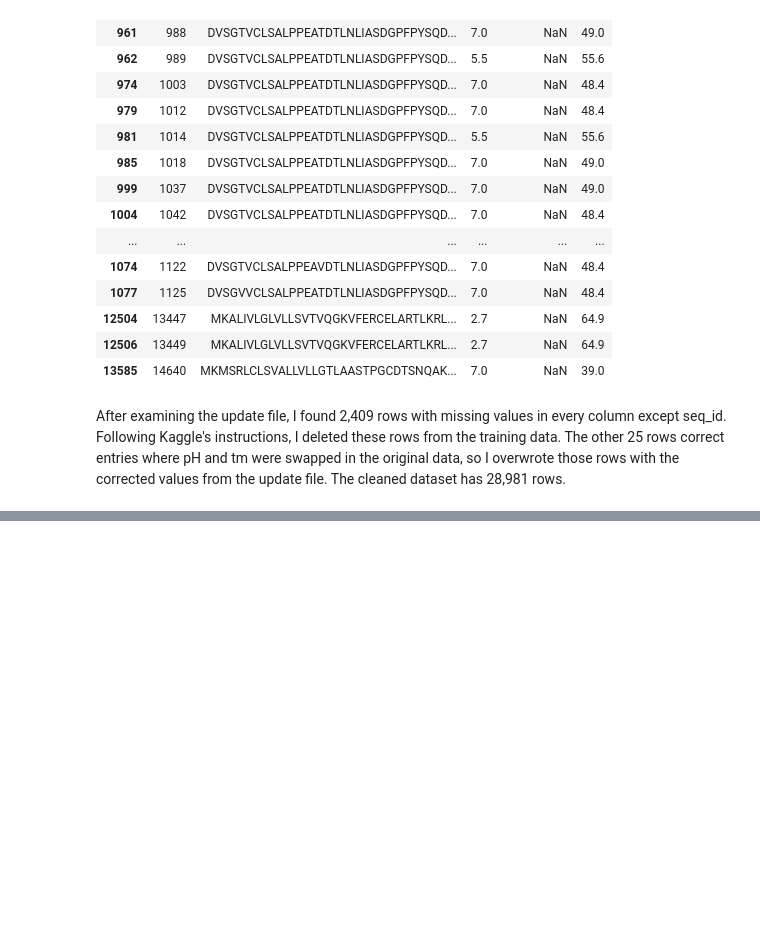
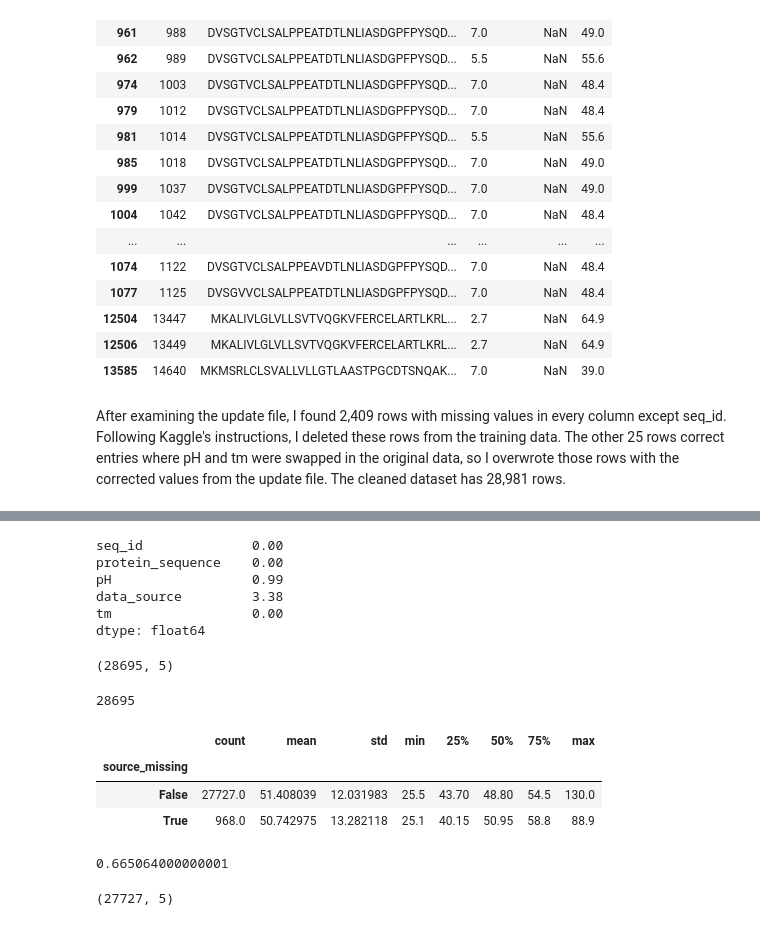
Before and after one commit to Mx1a/protein-stability, a Jupyter notebook: data_quality_review.ipynb, the cells around one changed output, grey strips where cells are left out. Saved outputs shown, nothing was run; the diff lists cells and outputs as text; code cells hidden in the pictures; blank space fills up the shorter version.

Commit message:
Handled missing pHand data_source

```diff
--- a/data_quality_review.ipynb
+++ b/data_quality_review.ipynb
@@ -175,0 +187,34 @@ After examining the update file, I found 2,409 rows with missing values in every
+# %%
+(train_clean.isna().mean()*100).round(2)
+# %% [output]
+seq_id              0.00
+protein_sequence    0.00
+pH                  0.99
+data_source         3.38
+tm                  0.00
+dtype: float64
+# %%
+train_clean = train_clean.dropna(subset=["pH"])
+# %%
+train_clean.shape
+# %% [output]
+(28695, 5)
+# %%
+28981-286
+# %% [output]
+28695
+# %%
+# flaging the 3.38% of uncited rows
+train_clean["source_missing"] = train_clean["data_source"].isna()
+# %%
+# comparing group with sources vs those without
+train_clean.groupby("source_missing")["tm"].describe()
+# %% [output]
+|  | count | mean | std | min | 25% | 50% | 75% | max |
+| source_missing |  |  |  |  |  |  |  |  |
+| False | 27727.0 | 51.408039 | 12.031983 | 25.5 | 43.70 | 48.80 | 54.5 | 130.0 |
+| True | 968.0 | 50.742975 | 13.282118 | 25.1 | 40.15 | 50.95 | 58.8 | 88.9 |
+# %%
+51.408039-50.742975
+# %% [output]
+0.665064000000001
@@ -175,0 +225,4 @@ After examining the update file, I found 2,409 rows with missing values in every
+# %%
+train_clean.shape
+# %% [output]
+(27727, 5)
```
Also changed, not shown: parts of 5 cells of this notebook.
